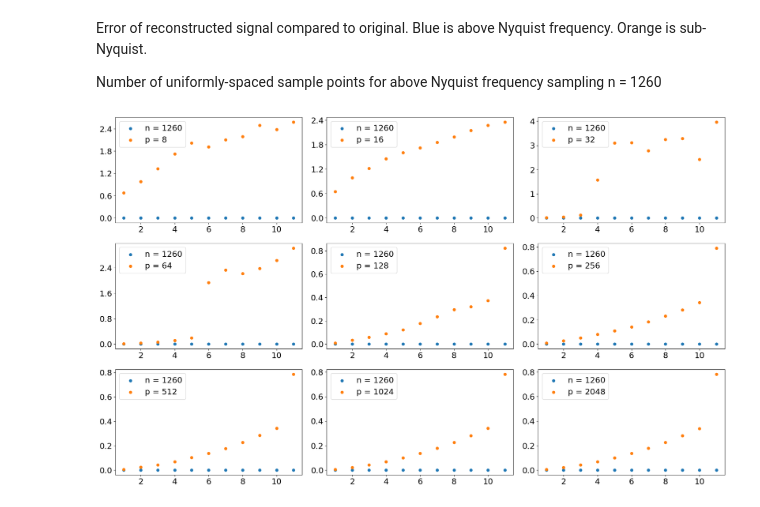
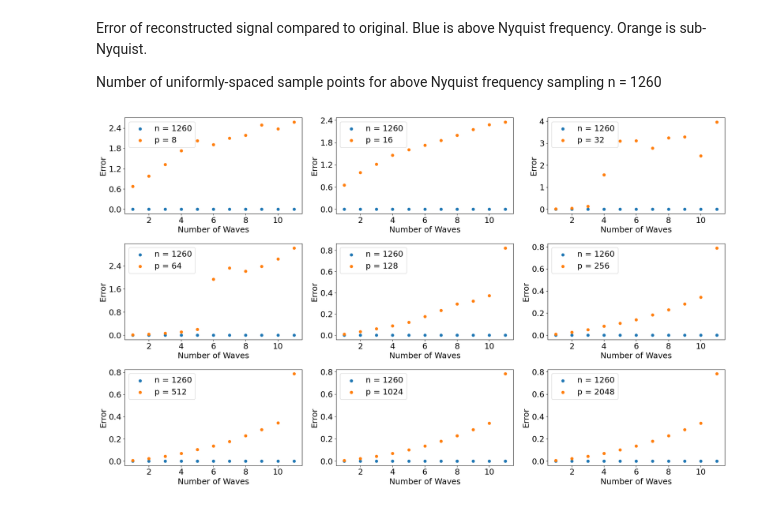
Before and after one commit to LorenzoJoquino/Physics215Project_CompSensGroup, a Jupyter notebook: notebooks/SineWavesCompression_Final.ipynb, the cells around one changed output. Saved outputs shown, nothing was run; the diff lists cells and outputs as text; code cells hidden in the pictures.

Commit message:
updated graphs

```diff
--- a/notebooks/SineWavesCompression_Final.ipynb
+++ b/notebooks/SineWavesCompression_Final.ipynb
@@ -166,20 +166,22 @@ Number of uniformly-spaced sample points for above Nyquist frequency sampling n
 # %%
 no_of_waves = np.arange(1,len(frequencies)+1)
 
 ig1,ax1 = plt.subplots(3,3)
 ax1 = ax1.reshape(-1)
 
 for i, error in enumerate(err_reg_per_p):
     ax1[i].scatter(no_of_waves,np.array(err_reg_per_p[i]).astype(float), label = "n = 1260")
     ax1[i].scatter(no_of_waves,np.array(err_sub_per_p[i]).astype(float), label = "p = " + str(p[i]))
     ax1[i].legend()
+    ax1[i].set_xlabel("Number of Waves")
+    ax1[i].set_ylabel("Error")
 
 plt.tight_layout()
 
 for ax in ax1:
     ax.tick_params(axis='y', labelrotation=0)
 
 for ax in ax1:
     ax.yaxis.set_major_locator(plt.MaxNLocator(nbins=5))
 # %% [output]
-[figure, old version]
+[figure, new version]
```
